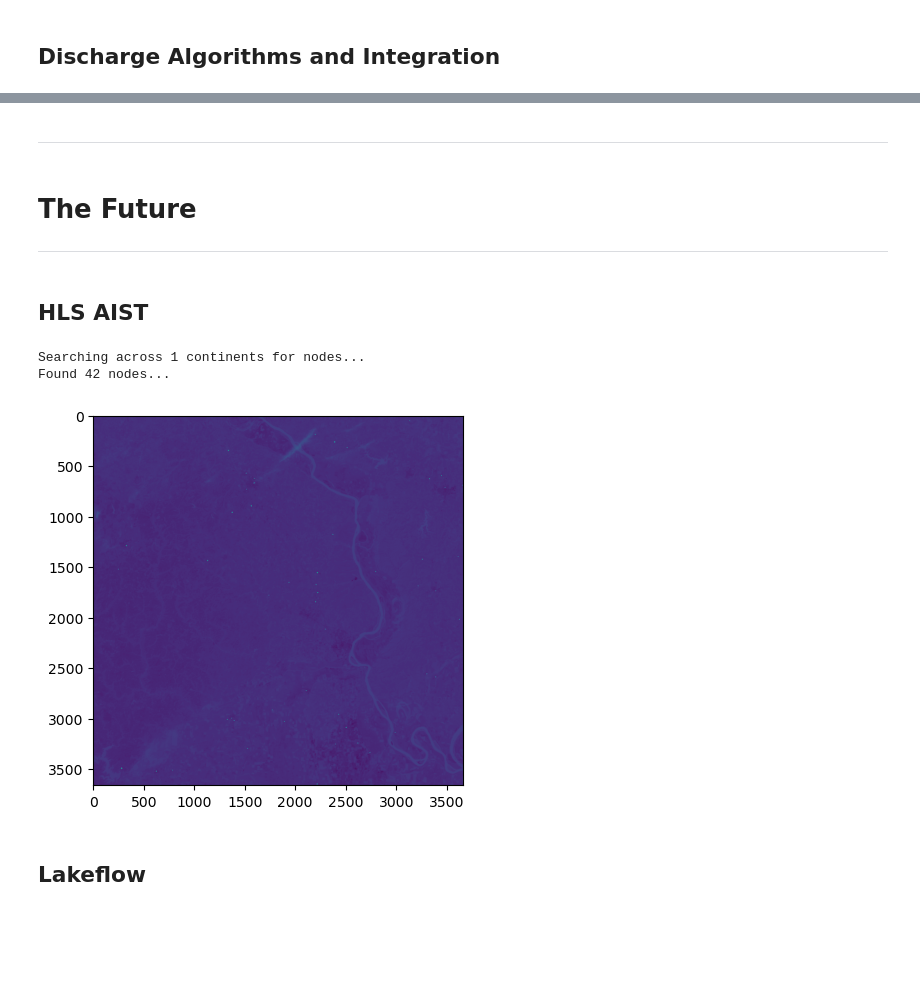
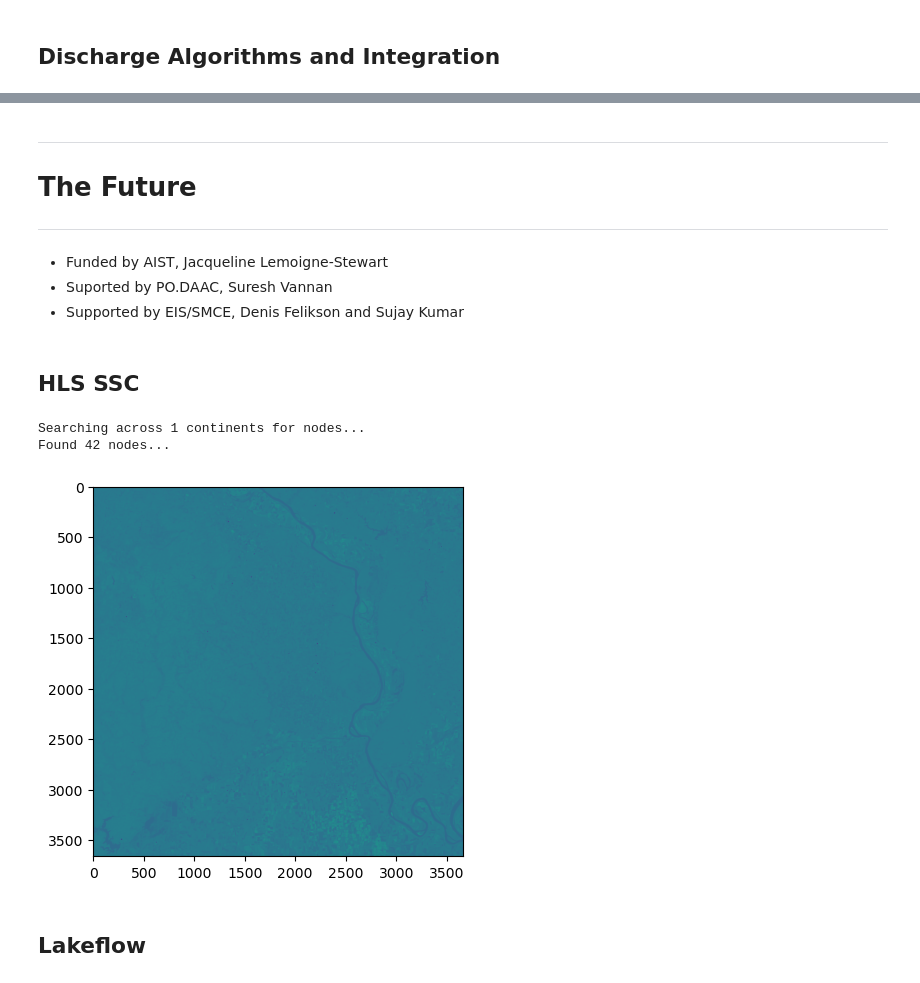
Before and after one commit to Travis-Simmons/smce_showcase, a Jupyter notebook: showcase_outline.ipynb, the cells around one changed output, grey strips where cells are left out. Cells and saved outputs as stored; diff of their text form; code cells hidden in the pictures; blank space fills up the shorter version.

```diff
--- a/showcase_outline.ipynb
+++ b/showcase_outline.ipynb
@@ -24,34 +28,35 @@
 ## Discharge Algorithms and Integration
 # %% [markdown]
 ![SegmentLocal](./images/algo_results_2.png "segment")
+# %% [markdown]
+--------------------------
+# The Future
+-------------------------
+
+- Funded by AIST, Jacqueline Lemoigne-Stewart
+- Suported by PO.DAAC, Suresh Vannan
+- Supported by EIS/SMCE, Denis Felikson and Sujay Kumar
 # %% [markdown]
--------------------------------------------------------
+## HLS SSC
-# %% [markdown]
-# The Future
--------------------------
-# %% [markdown]
-## HLS AIST
 # %%
 from smce_display_functions.hls_from_reach_id import *
 
-
-data_dir = '/mnt/work/data/mnt/input/sword'
 reach_id = 74270100221
 
+# Searching using CRM API
+data_dir = '/media/confluence/work/data/mnt/input/sword'
 all_links =  find_download_links_for_reach_tiles(data_dir, reach_id)
 
-hls_da = rioxarray.open_rasterio(list(all_links)[0], chuncks=True)
 
+# Plotting
+hls_da = rioxarray.open_rasterio(list(all_links)[2], chuncks=True)
 orig_map=plt.cm.get_cmap('viridis')
-
-
 reversed_map = orig_map.reversed()
-
-imgplot = plt.imshow(hls_da.values[0], cmap=reversed_map)
+imgplot = plt.imshow(hls_da.values[0], cmap='viridis')
 # %% [output]
 Searching across 1 continents for nodes...
 Found 42 nodes...
-[figure, old version]
+[figure, new version]
 # %% [markdown]
 ## Lakeflow
 # %% [markdown]
```
Also changed, not shown: parts of 8 cells of this notebook, 1 other file.
